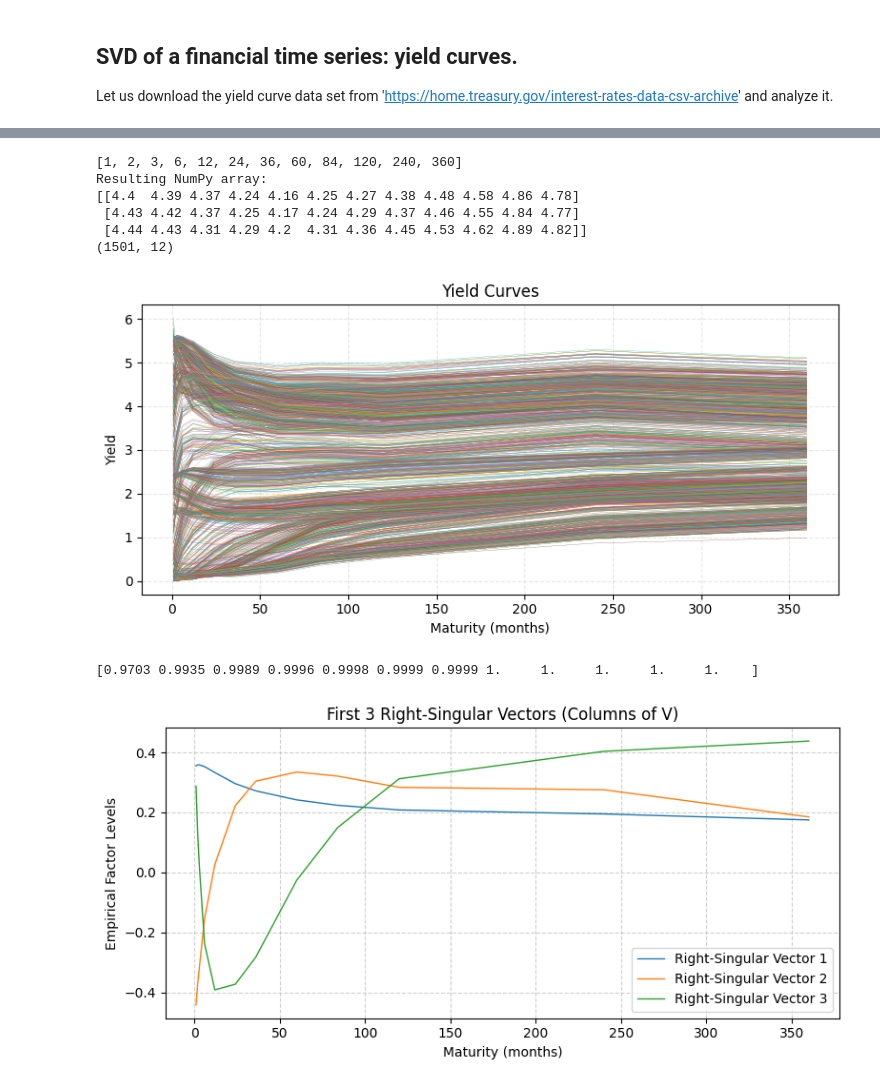
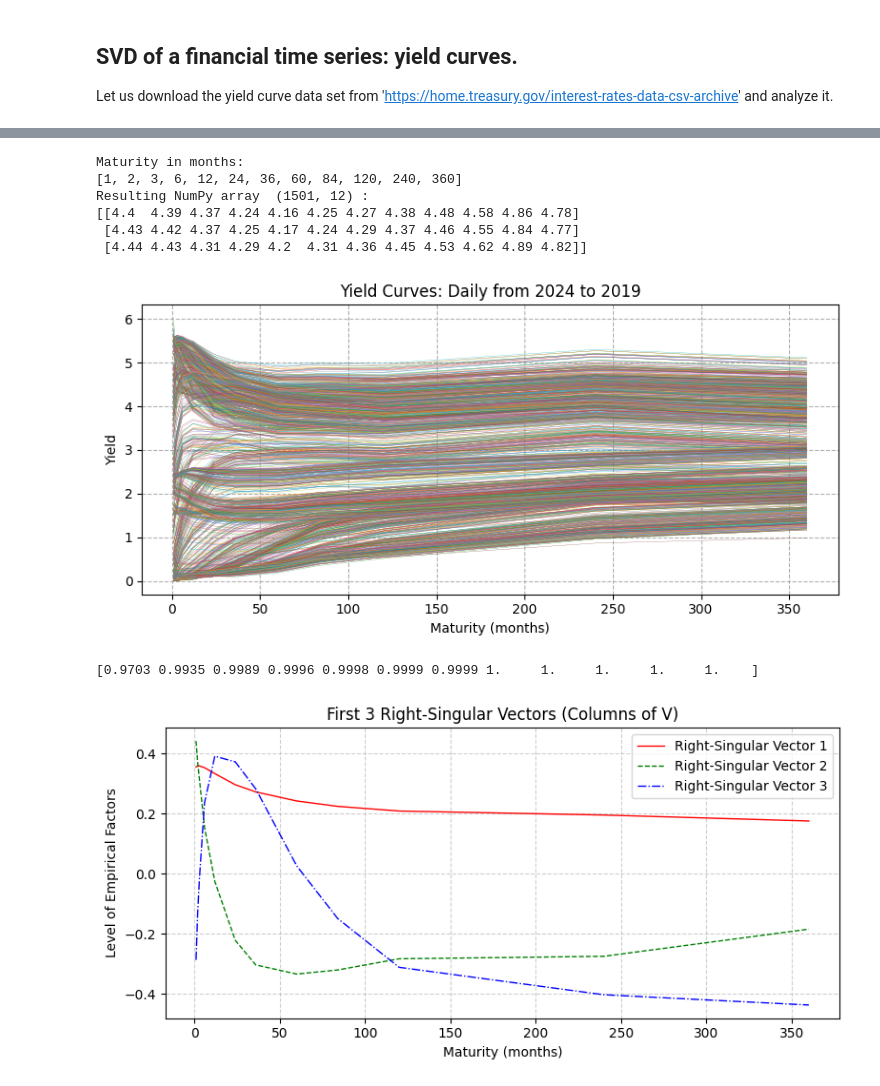
Before and after one commit to kyunghyuncho/Foundations_of_Linear_Algebra_for_Data_Science, a Jupyter notebook: Ch6-3 Yield Curves.ipynb, the cells around one changed output, grey strips where cells are left out. Cells and saved outputs as stored; diff of their text form; code cells hidden in the pictures.

```diff
--- a/Ch6-3 Yield Curves.ipynb
+++ b/Ch6-3 Yield Curves.ipynb
@@ -103,66 +120,91 @@ def convert_to_months(duration_str):
 # extract maturities and dates
 maturity = df.columns
 date_start = df.iloc[:,0]
-# maturity_month = np.array([1,2,3,6,12,24,36,60, 84, 120,240, 360])
+colors = ['red', 'green', 'blue']
+lines = ['-', '--', '-.']
+
+# export the plot to a file
+save_fig = False
+if save_fig:
+    fig_size = (5, 3)
+else:
+    fig_size = (8, 4)
+
+# set maturity in month
 maturity_month = []
 for i in maturity[1:]:
     maturity_month.append(convert_to_months(i))
 
-# --- Convert the selected sub-DataFrame to a NumPy array ---
+print("Maturity in months: ")
+print(maturity_month)
+
+# convert the selected sub-DataFrame to a NumPy array
 sub_df = df.iloc[:, 1:]
 yield_curve = sub_df.to_numpy()
 
-print("Resulting NumPy array:")
+print("Resulting NumPy array ", yield_curve.shape, ':')
 print(yield_curve[:3,:])
-print(yield_curve.shape)
 # %% [output]
+Maturity in months:
 [1, 2, 3, 6, 12, 24, 36, 60, 84, 120, 240, 360]
-Resulting NumPy array:
+Resulting NumPy array  (1501, 12) :
 [[4.4  4.39 4.37 4.24 4.16 4.25 4.27 4.38 4.48 4.58 4.86 4.78]
  [4.43 4.42 4.37 4.25 4.17 4.24 4.29 4.37 4.46 4.55 4.84 4.77]
  [4.44 4.43 4.31 4.29 4.2  4.31 4.36 4.45 4.53 4.62 4.89 4.82]]
-(1501, 12)
 # %%
-# --- Plot yield curves ---
-plt.figure(figsize=(8, 4)) # Adjust figure size as needed
+# plot yield curves
+plt.figure(figsize=fig_size) # Adjust figure size as needed
 
 for i in range(yield_curve.shape[0]):
     plt.plot(maturity_month, yield_curve[i,:], lw = 0.2)
 
-plt.title('Yield Curves')
+if save_fig == False:
+    plt.title('Yield Curves: ' + issue_cycle + ' from '+ str(first_issue_year) + ' to ' + str(last_issue_date))
 plt.xlabel('Maturity (months)')
 plt.ylabel('Yield')
-plt.grid(True, linestyle='--', alpha=0.3)
+plt.grid(True, linestyle='--', alpha=1)
 plt.tight_layout() # Adjust layout to prevent labels overlapping
+if save_fig:
+    # Save the figure to a file
+    plt.savefig('yieldcurves.pdf', format='pdf', bbox_inches='tight')
 plt.show()
 # %% [output]
-[figure, old version]
+[figure, new version]
 # %%
 # compute compact SVD of Yield curves
 mean_yield = np.mean(yield_curve, axis=0)
 U, s, Vh = np.linalg.svd(yield_curve-mean_yield, full_matrices=False)
-V = -Vh.T
-U = -U
+V = Vh.T
+# fix the shape of the first 3 curves
+sign_curve = np.sign(V[0,:3])*[1, 1, -1]
+for i in range(3):
+    V[:,i] = sign_curve[i]*V[:,i]
+    U[:,i] = sign_curve[i]*U[:,i]
+# %%
+# explained variation
+print(np.cumsum(s**2/np.sum(s**2)))
+# %% [output]
+[0.9703 0.9935 0.9989 0.9996 0.9998 0.9999 0.9999 1.     1.     1.     1.     1.    ]
 # %%
-# explained variation
-print(np.cumsum(s**2/np.sum(s**2)))
-
-# --- Plot the first 3 right-singular vectors ---
-plt.figure(figsize=(8, 4)) # Adjust figure size as needed
+# plot the first 3 right-singular vectors
+plt.figure(figsize=fig_size) # Adjust figure size as needed
 
 for i in range(3):
     # Each column of V is a right-singular vector
     right_singular_vector = V[:,i]
-    plt.plot(maturity_month, right_singular_vector, lw=1, label=f'Right-Singular Vector {i+1}')
+    plt.plot(maturity_month, right_singular_vector, lw=1, ls=lines[i], c=colors[i], label=f'Right-Singular Vector {i+1}')
 
-plt.title('First 3 Right-Singular Vectors (Columns of V)')
+if save_fig == False:
+    plt.title('First 3 Right-Singular Vectors (Columns of V)')
 plt.xlabel('Maturity (months)')
-plt.ylabel('Empirical Factor Levels')
+plt.ylabel('Level of Empirical Factors')
 plt.legend()
 plt.grid(True, linestyle='--', alpha=0.6)
 plt.tight_layout() # Adjust layout to prevent labels overlapping
+if save_fig:
+    # Save the figure to a file
+    plt.savefig('NS3.pdf', format='pdf', bbox_inches='tight')
 plt.show()
 # %% [output]
-[0.9703 0.9935 0.9989 0.9996 0.9998 0.9999 0.9999 1.     1.     1.     1.     1.    ]
-[figure, old version]
+[figure, new version]
 # %%
```
Also changed, not shown: parts of 6 cells of this notebook, 1 other file.
